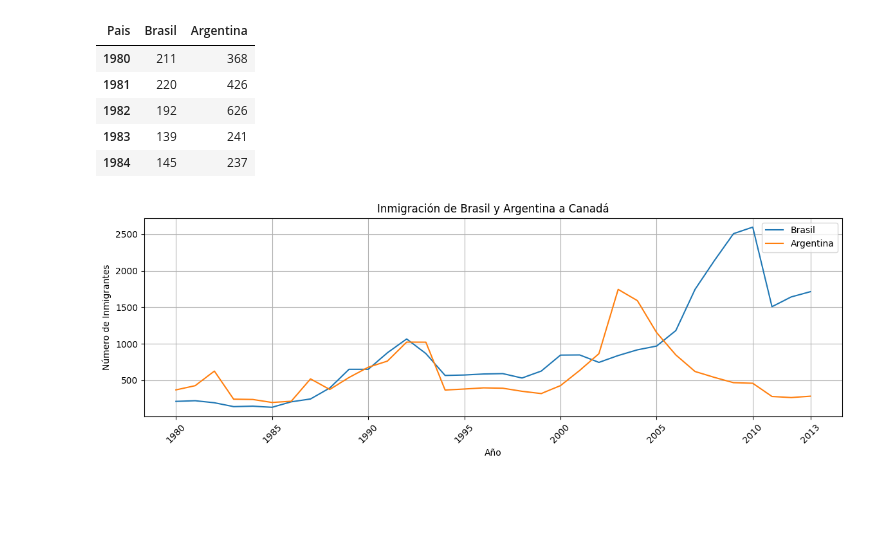
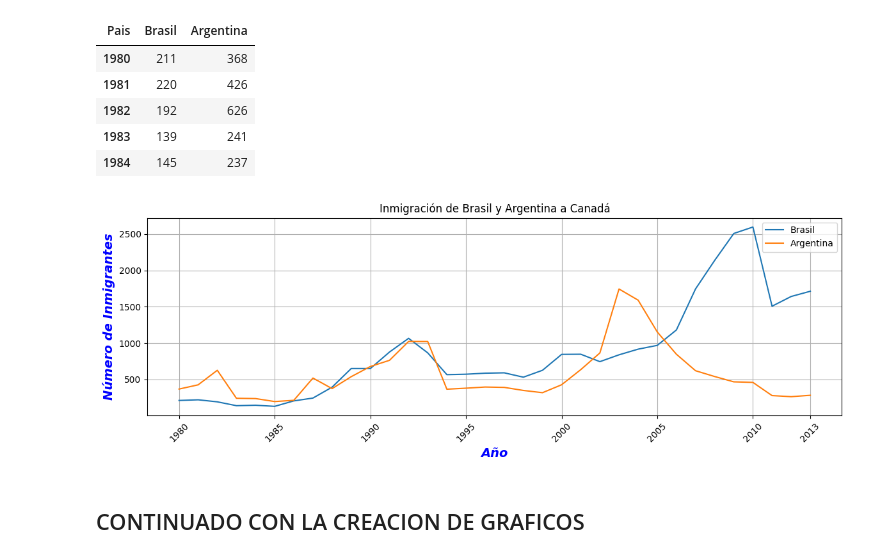
Before and after one commit to yuri19762008/001_ORACLE, a Jupyter notebook: 011_VISUALIZACION_DATOS/visualizacion_de_datos_con_python.ipynb, the cells around one changed output. Drawn from its saved outputs; the diff is of its cells as text; code cells hidden in the pictures; blank space fills up the shorter version.

Commit message:
graficos

```diff
--- a/011_VISUALIZACION_DATOS/visualizacion_de_datos_con_python.ipynb
+++ b/011_VISUALIZACION_DATOS/visualizacion_de_datos_con_python.ipynb
@@ -184,13 +184,16 @@ df_comparacion.head()
 # %%
 plt.figure(figsize=(14, 4))
 plt.plot(df_comparacion['Brasil'], label='Brasil')
 plt.plot(df_comparacion['Argentina'], label='Argentina')
 plt.title('Inmigración de Brasil y Argentina a Canadá')
-plt.xlabel('Año')
-plt.ylabel('Número de Inmigrantes')
+plt.xlabel('Año', fontsize=14, fontweight='bold', color='blue', style='italic')
+plt.ylabel('Número de Inmigrantes', fontsize=14, fontweight='bold', color='blue', style='italic')
 plt.xticks(['1980', '1985', '1990', '1995', '2000', '2005', '2010', '2013'], rotation=45)
+
 plt.grid()
 plt.legend()
 plt.show()
 # %% [output]
-[figure, old version]
+[figure, new version]
+# %% [markdown]
+## CONTINUADO CON LA CREACION DE GRAFICOS
```
Also changed, not shown: parts of 9 cells of this notebook.
